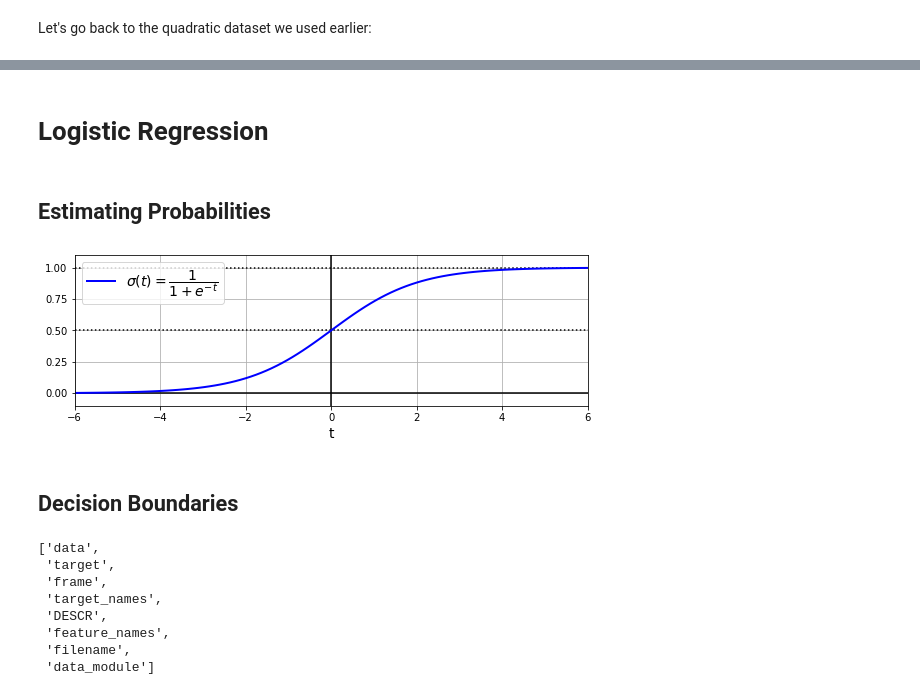
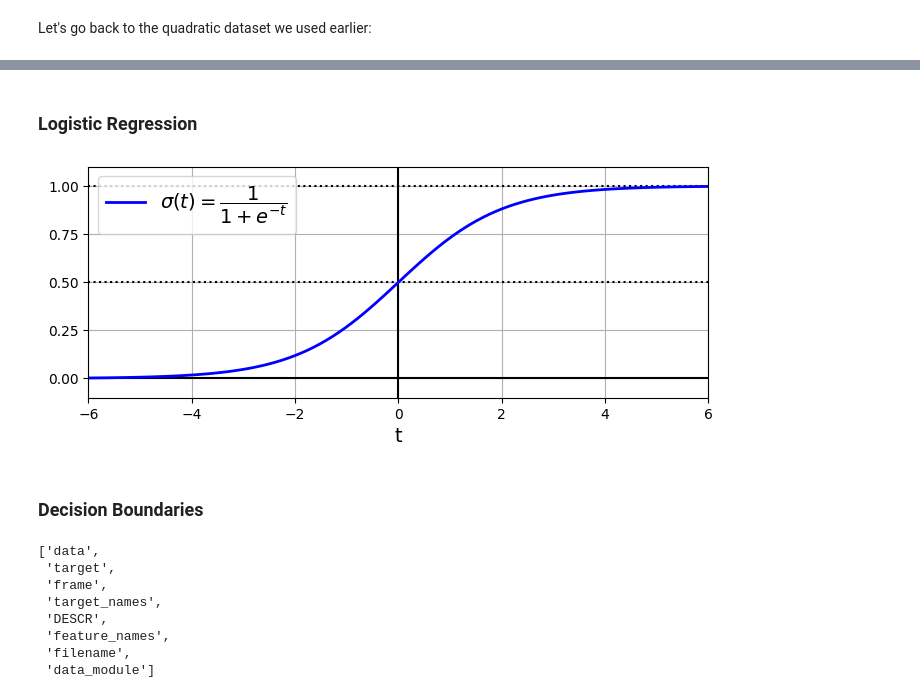
Before and after one commit to inaijin/HandsOnML-Practice, a Jupyter notebook: Linear-Models.ipynb, the cells around one changed output, grey strips where cells are left out. Drawn from its saved outputs; the diff is of its cells as text; code cells hidden in the pictures.

```diff
--- a/Linear-Models.ipynb
+++ b/Linear-Models.ipynb
@@ -643,29 +628,24 @@ plt.show()
 # %% [markdown]
-# Logistic Regression
+### Logistic Regression
-# %% [markdown]
-## Estimating Probabilities
 # %%
-# extra code – generates and saves Figure 4–21
-
 lim = 6
 t = np.linspace(-lim, lim, 100)
 sig = 1 / (1 + np.exp(-t))
 
 plt.figure(figsize=(8, 3))
 plt.plot([-lim, lim], [0, 0], "k-")
 plt.plot([-lim, lim], [0.5, 0.5], "k:")
 plt.plot([-lim, lim], [1, 1], "k:")
 plt.plot([0, 0], [-1.1, 1.1], "k-")
 plt.plot(t, sig, "b-", linewidth=2, label=r"$\sigma(t) = \dfrac{1}{1 + e^{-t}}$")
 plt.xlabel("t")
 plt.legend(loc="upper left")
 plt.axis([-lim, lim, -0.1, 1.1])
 plt.gca().set_yticks([0, 0.25, 0.5, 0.75, 1])
 plt.grid()
-save_fig("logistic_function_plot")
 plt.show()
 # %% [output]
-[figure, old version]
+[figure, new version]
 # %% [markdown]
-## Decision Boundaries
+### Decision Boundaries
 # %%
```
Also changed, not shown: parts of 63 cells of this notebook.
